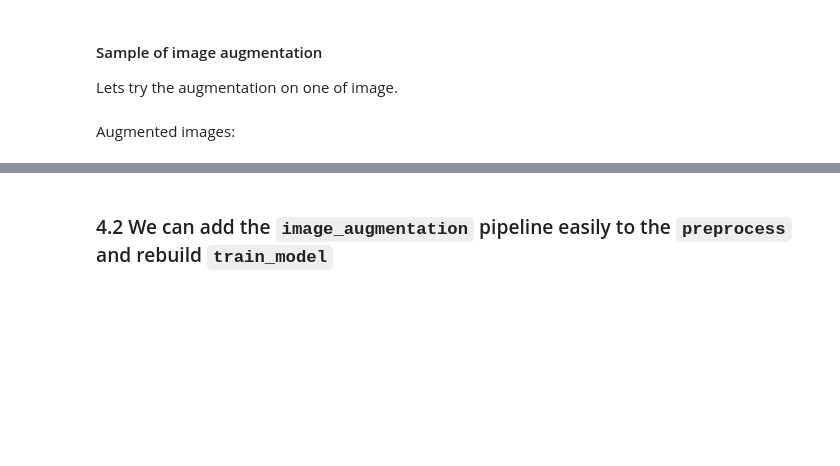
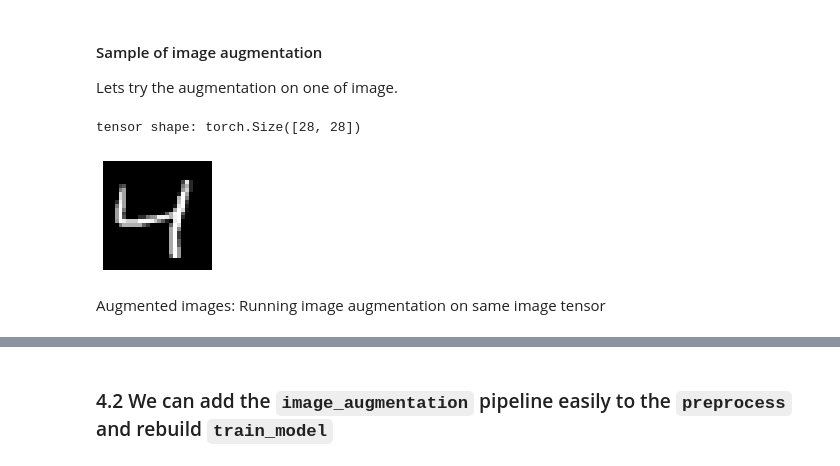
Before and after one commit to lf1-io/padl, a Jupyter notebook: notebooks/01_MNIST_using_padl.ipynb, the cells around one changed output, grey strips where cells are left out. Cells and saved outputs as stored; diff of their text form; code cells hidden in the pictures; blank space fills up the shorter version.

```diff
--- a/notebooks/01_MNIST_using_padl.ipynb
+++ b/notebooks/01_MNIST_using_padl.ipynb
@@ -184,3 +195,14 @@ preprocess = (
+# %%
+@transform
+def convert_to_tensor(img):
+    arr = np.asarray(img)
+    return torch.tensor(arr).type(torch.FloatTensor)
+
+
+preprocess = (
+    convert_to_tensor / convert_to_tensor
+    >> padl.this.reshape(-1, 28, 28) / padl.Identity()
+)
 # %% [markdown]
 ### 2.3 Instantiating the network and loss function
 
@@ -339,9 +515,20 @@ image_augmentation = (
 
 Lets try the augmentation on one of image.
 # %%
-out = infer_model[:2](test_array[0])
-plot_infer_datapoint(out)
+datapoint = mnist_train_dataset[2]
+
+# plot datapoint
+plot_datapoint(datapoint)
+
+# convert datapoint's image to tensor
+img_tensor = convert_to_tensor(datapoint[0])
+
+# tensor shape
+print('tensor shape:', img_tensor.shape)
+# %% [output]
+tensor shape: torch.Size([28, 28])
+[figure, added]
 # %% [markdown]
-Augmented images:
+Augmented images: Running image augmentation on same image tensor
 # %%
 for _ in range(5):
```
Also changed, not shown: parts of 33 cells of this notebook.
